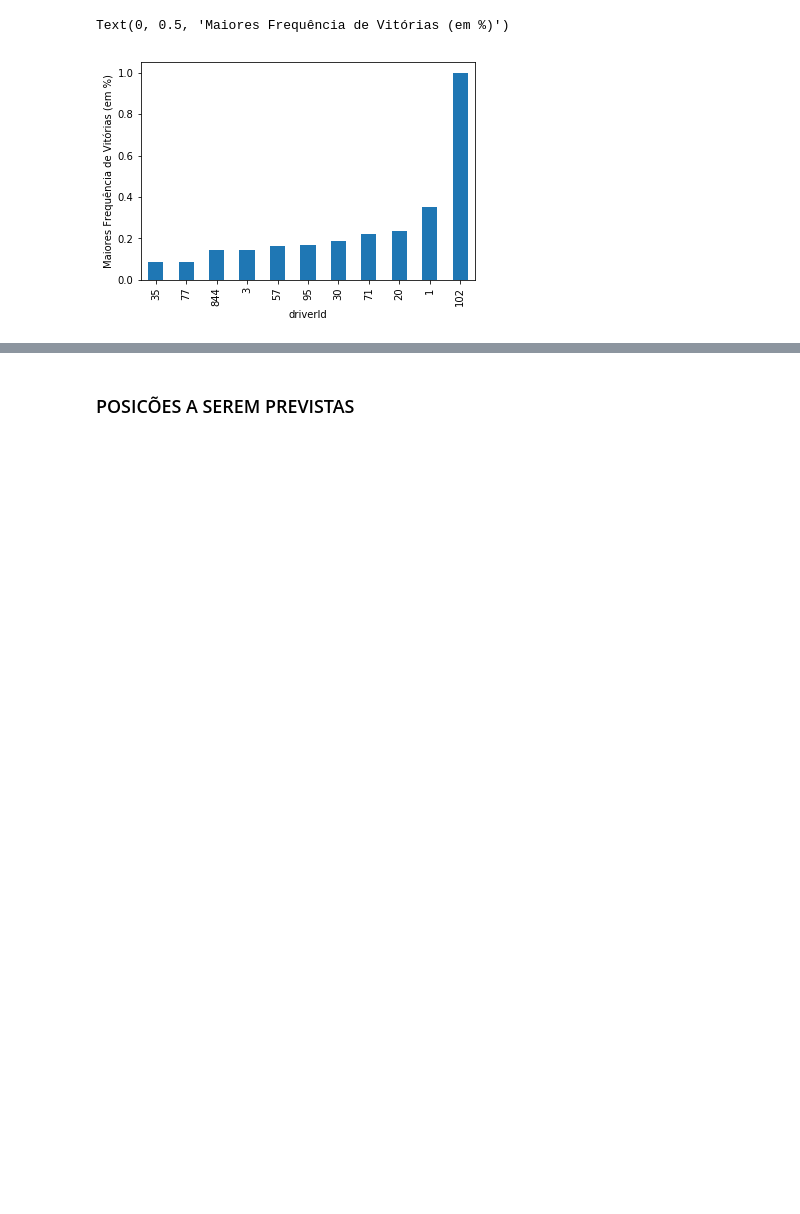
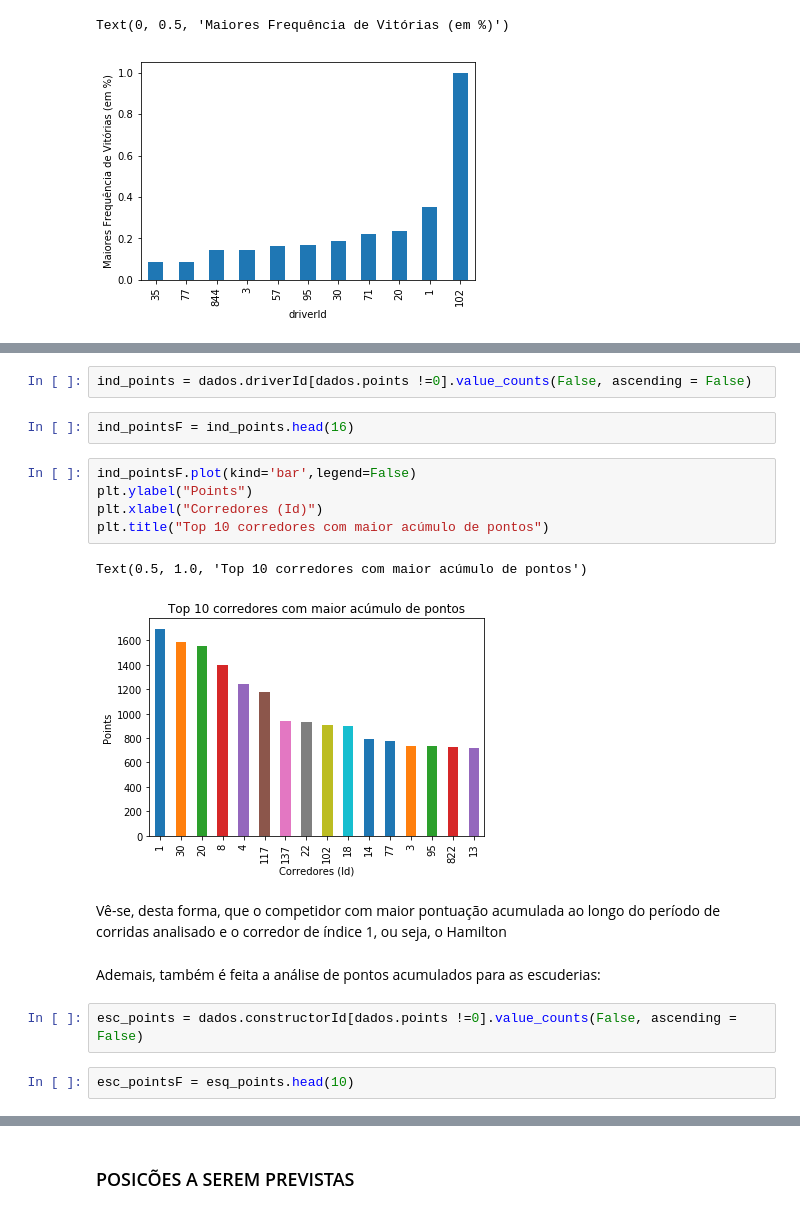
Before and after one commit to Amanda-Carmo/projeto2_cdados, a Jupyter notebook: Projeto 2 DADOS.ipynb, the cells around one changed output, grey strips where cells are left out. Saved outputs shown, nothing was run; the diff lists cells and outputs as text; blank space fills up the shorter version.

Commit message:
mais gráficos para análise exploratória

```diff
--- a/Projeto 2 DADOS.ipynb
+++ b/Projeto 2 DADOS.ipynb
@@ -330,0 +353,20 @@ Text(0, 0.5, 'Maiores Frequência de Vitórias (em %)')
+# %%
+ind_points = dados.driverId[dados.points !=0].value_counts(False, ascending = False)
+# %%
+ind_pointsF = ind_points.head(16)
+# %%
+ind_pointsF.plot(kind='bar',legend=False)
+plt.ylabel("Points")
+plt.xlabel("Corredores (Id)")
+plt.title("Top 10 corredores com maior acúmulo de pontos")
+# %% [output]
+Text(0.5, 1.0, 'Top 10 corredores com maior acúmulo de pontos')
+[figure, added]
+# %% [markdown]
+Vê-se, desta forma, que o competidor com maior pontuação acumulada ao longo do período de corridas analisado e o corredor de índice 1, ou seja, o Hamilton
+# %% [markdown]
+Ademais, também é feita a análise de pontos acumulados para as escuderias:
+# %%
+esc_points = dados.constructorId[dados.points !=0].value_counts(False, ascending = False)
+# %%
+esc_pointsF = esq_points.head(10)
```
Also changed, not shown: parts of 10 cells of this notebook.
